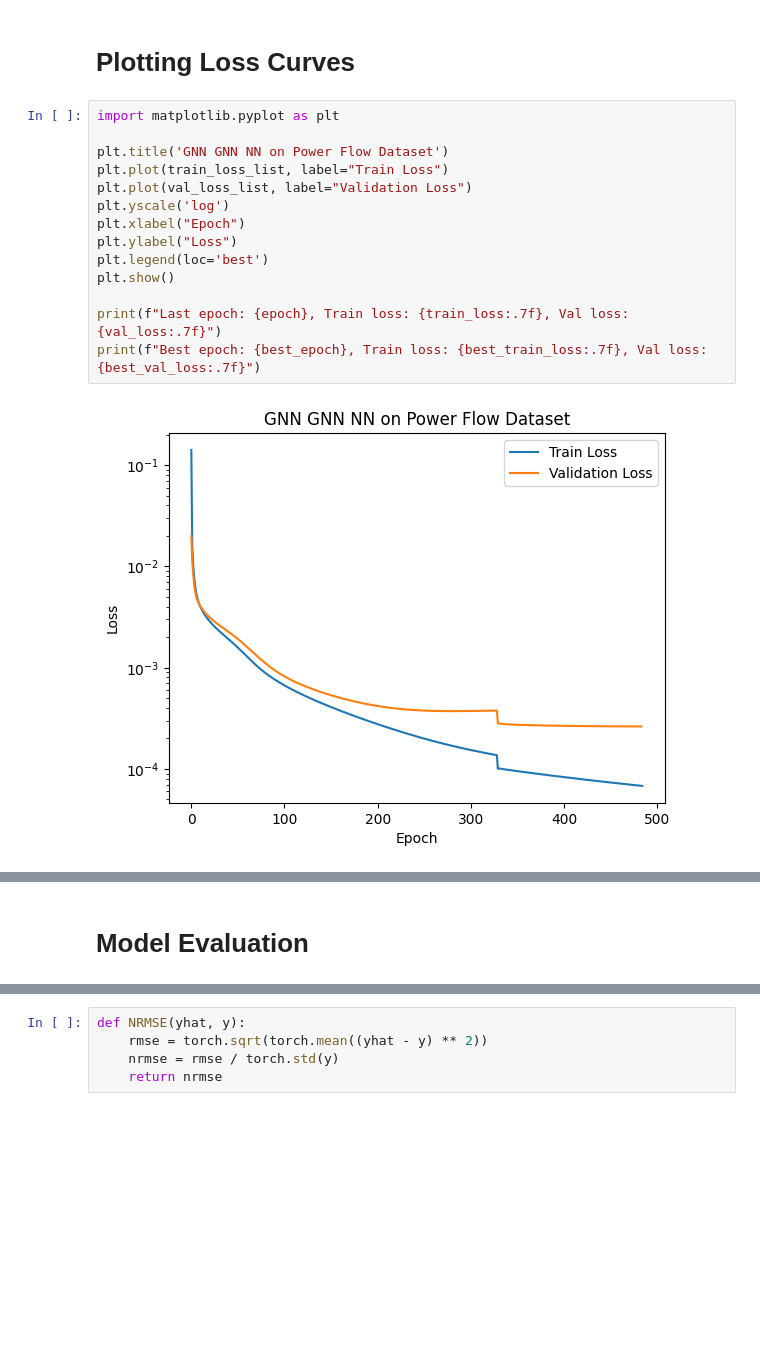
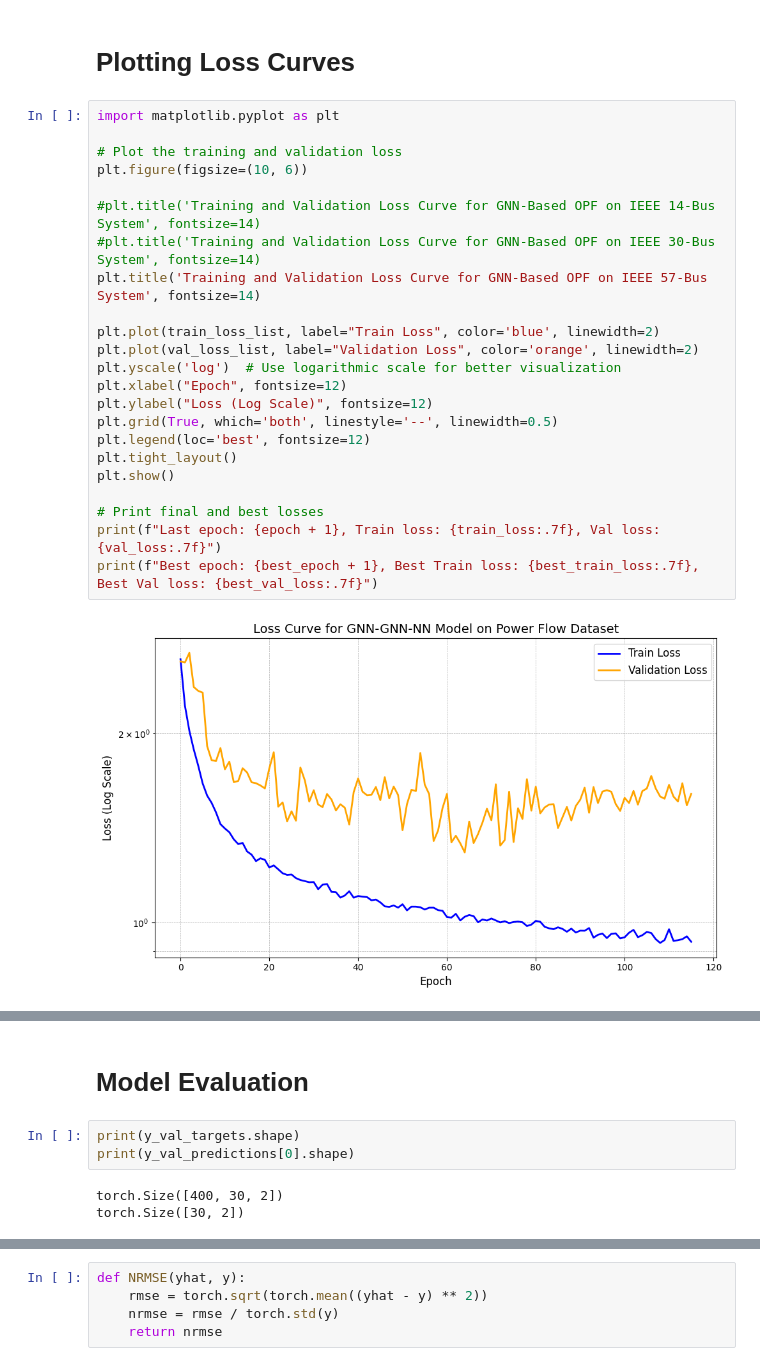
Before and after one commit to Amirtalebi83/GNN-OptimalPowerFlow, a Jupyter notebook: jupyter notebook/GNNPowerFlow.ipynb, the cells around one changed output, grey strips where cells are left out. Saved outputs shown, nothing was run; the diff lists cells and outputs as text; blank space fills up the shorter version.

```diff
--- a/jupyter notebook/GNNPowerFlow.ipynb
+++ b/jupyter notebook/GNNPowerFlow.ipynb
@@ -414,16 +1238,25 @@ KeyboardInterrupt:
 # %%
 import matplotlib.pyplot as plt
 
-plt.title('GNN GNN NN on Power Flow Dataset')
-plt.plot(train_loss_list, label="Train Loss")
-plt.plot(val_loss_list, label="Validation Loss")
-plt.yscale('log')
-plt.xlabel("Epoch")
-plt.ylabel("Loss")
-plt.legend(loc='best')
+# Plot the training and validation loss
+plt.figure(figsize=(10, 6))
+
+#plt.title('Training and Validation Loss Curve for GNN-Based OPF on IEEE 14-Bus System', fontsize=14)
+#plt.title('Training and Validation Loss Curve for GNN-Based OPF on IEEE 30-Bus System', fontsize=14)
+plt.title('Training and Validation Loss Curve for GNN-Based OPF on IEEE 57-Bus System', fontsize=14)
+
+plt.plot(train_loss_list, label="Train Loss", color='blue', linewidth=2)
+plt.plot(val_loss_list, label="Validation Loss", color='orange', linewidth=2)
+plt.yscale('log')  # Use logarithmic scale for better visualization
+plt.xlabel("Epoch", fontsize=12)
+plt.ylabel("Loss (Log Scale)", fontsize=12)
+plt.grid(True, which='both', linestyle='--', linewidth=0.5)
+plt.legend(loc='best', fontsize=12)
+plt.tight_layout()
 plt.show()
 
-print(f"Last epoch: {epoch}, Train loss: {train_loss:.7f}, Val loss: {val_loss:.7f}")
-print(f"Best epoch: {best_epoch}, Train loss: {best_train_loss:.7f}, Val loss: {best_val_loss:.7f}")
+# Print final and best losses
+print(f"Last epoch: {epoch + 1}, Train loss: {train_loss:.7f}, Val loss: {val_loss:.7f}")
+print(f"Best epoch: {best_epoch + 1}, Best Train loss: {best_train_loss:.7f}, Best Val loss: {best_val_loss:.7f}")
 # %% [output]
-[figure, old version]
+[figure, new version]
@@ -432,3 +1265,9 @@ Best epoch: 483, Train loss: 0.0000682, Val loss: 0.0002628
 # %% [markdown]
 # **Model Evaluation**
+# %%
+print(y_val_targets.shape)
+print(y_val_predictions[0].shape)
+# %% [output]
+torch.Size([400, 30, 2])
+torch.Size([30, 2])
 # %%
```
Also changed, not shown: parts of 53 cells of this notebook.
